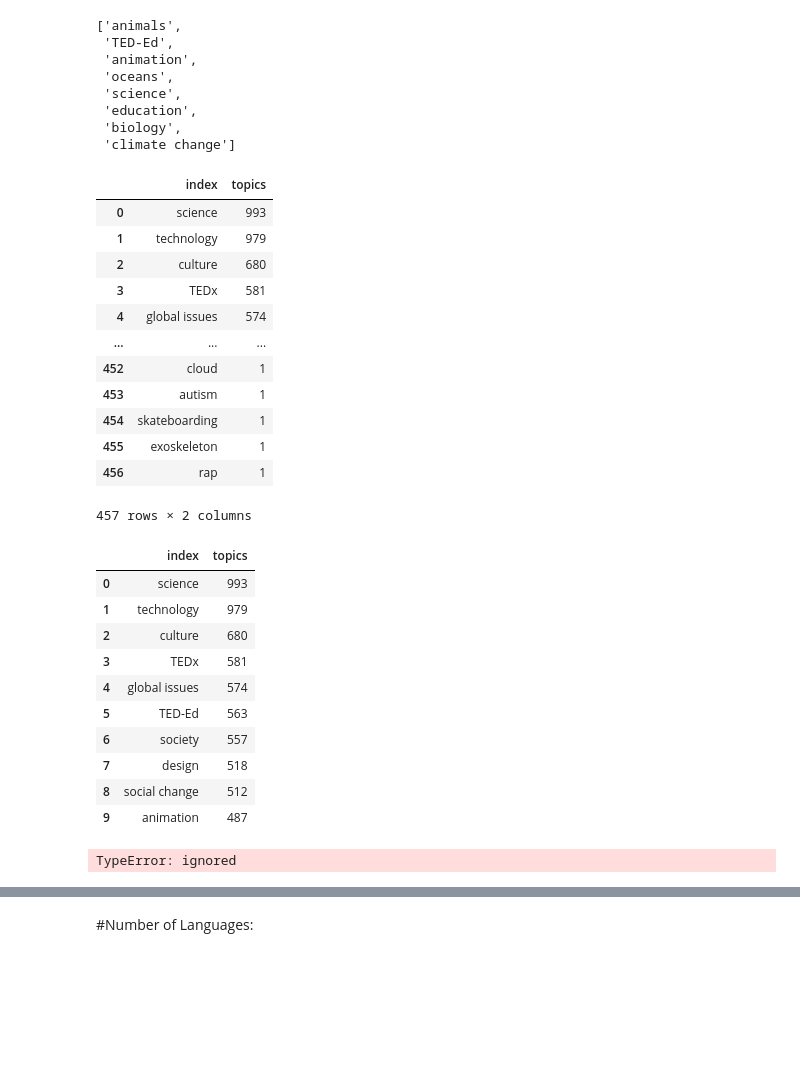
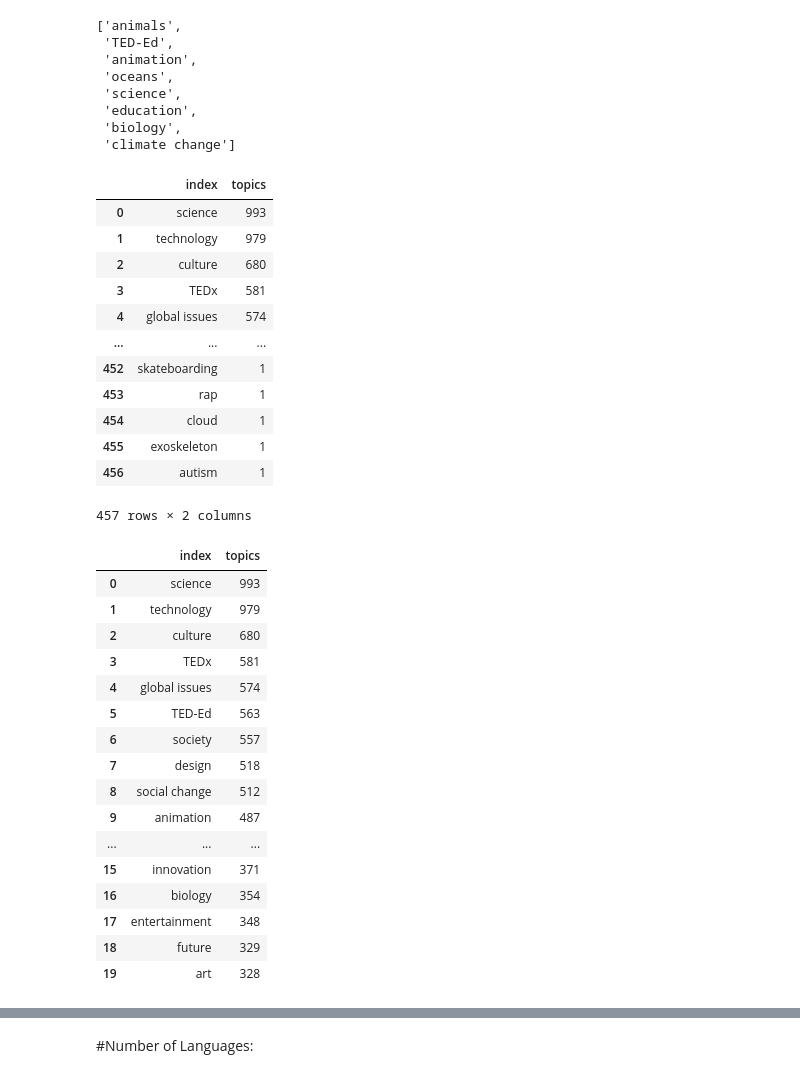
Before and after one commit to ankitbittu/Ted-talk-views-prediction, a Jupyter notebook: Copy_of_Ted_talk_views_prediction.ipynb, the cells around one changed output, grey strips where cells are left out. Drawn from its saved outputs; the diff is of its cells as text; code cells hidden in the pictures; blank space fills up the shorter version.

```diff
--- a/Copy_of_Ted_talk_views_prediction.ipynb
+++ b/Copy_of_Ted_talk_views_prediction.ipynb
@@ -499,5 +514,3 @@ df_copy['occupation']
 4003                                       M
 4004                                       M
 Name: occupation, Length: 4005, dtype: object
-# %%
-df_event = pd.DataFrame(df_copy.set_index('event'))
@@ -694,31 +675,33 @@ topics_df
 | 3 | TEDx | 581 |
 | 4 | global issues | 574 |
 | ... | ... | ... |
-| 452 | cloud | 1 |
-| 453 | autism | 1 |
-| 454 | skateboarding | 1 |
+| 452 | skateboarding | 1 |
+| 453 | rap | 1 |
+| 454 | cloud | 1 |
 | 455 | exoskeleton | 1 |
-| 456 | rap | 1 |
+| 456 | autism | 1 |
 457 rows × 2 columns
 # %%
-x_ = topics_df.head(10)
+x_ = topics_df.head(20)
 x_
 # %% [output]
 |  | index | topics |
 | 0 | science | 993 |
 | 1 | technology | 979 |
 | 2 | culture | 680 |
 | 3 | TEDx | 581 |
 | 4 | global issues | 574 |
 | 5 | TED-Ed | 563 |
 | 6 | society | 557 |
 | 7 | design | 518 |
 | 8 | social change | 512 |
 | 9 | animation | 487 |
+| ... | ... | ... |
+| 15 | innovation | 371 |
+| 16 | biology | 354 |
+| 17 | entertainment | 348 |
+| 18 | future | 329 |
+| 19 | art | 328 |
-# %%
-topics_df.columns(['topic','talks'])
-# %% [output]
-TypeError: ignored
 # %%
 text=(x_["topics"])
 fig=px.bar(x_,x='index',y='topics',
```
Also changed, not shown: parts of 57 cells of this notebook.
